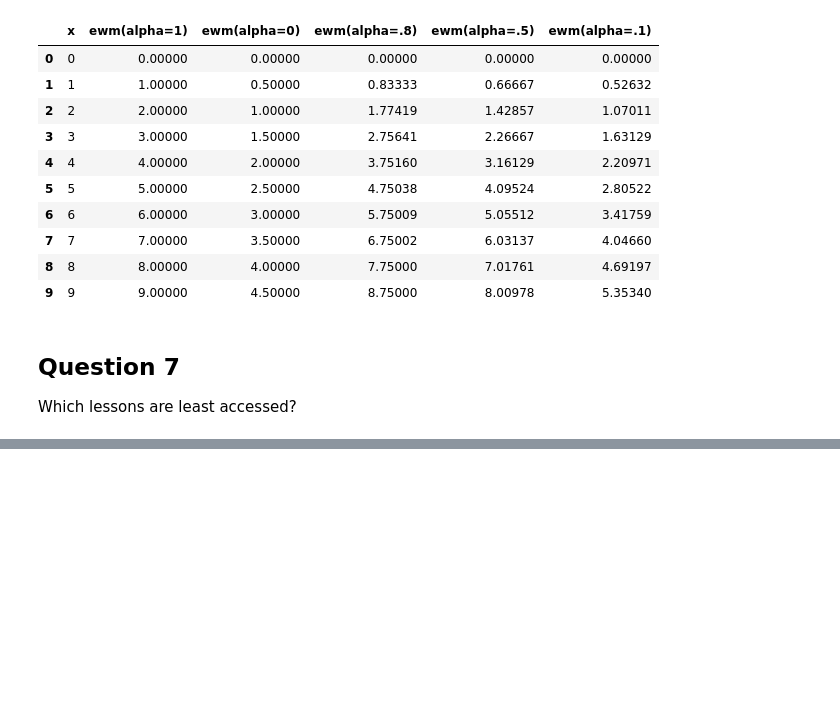
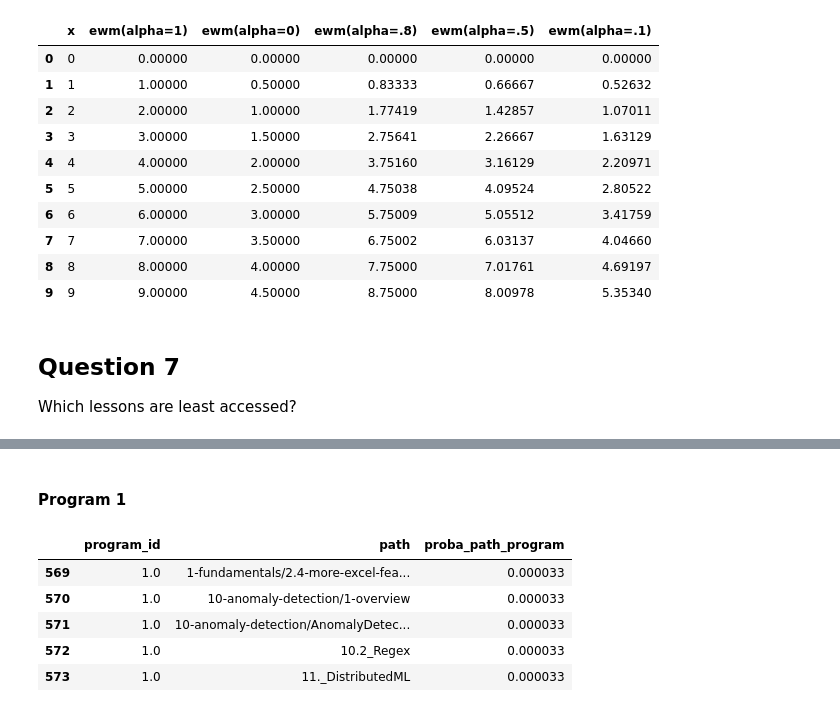
Before and after one commit to malachi-hale/anomaly-detection-project, a Jupyter notebook: Main_Notebook.ipynb, the cells around one changed output, grey strips where cells are left out. Cells and saved outputs as stored; diff of their text form; code cells hidden in the pictures; blank space fills up the shorter version.

```diff
--- a/Main_Notebook.ipynb
+++ b/Main_Notebook.ipynb
@@ -1093,0 +1178,28 @@ hits_per_page[hits_per_page.path == 1]
+# %%
+path_given_program = (
+    df.groupby(['program_id'])
+    .path.value_counts(normalize=True)
+    .rename('proba_path_program')
+    .reset_index()
+)
+# %%
+#Program 1
+program_1 = path_given_program[path_given_program.program_id == 1.0]
+#Program 2
+program_2 = path_given_program[path_given_program.program_id == 2.0]
+#Program 3
+program_3 = path_given_program[path_given_program.program_id == 3.0]
+#Program 4
+program_4 = path_given_program[path_given_program.program_id == 4.0]
+# %% [markdown]
+#### Program 1
+# %%
+least_accessed_program_1 = program_1[program_1.proba_path_program == program_1.proba_path_program.min()]
+least_accessed_program_1.head()
+# %% [output]
+|  | program_id | path | proba_path_program |
+| 569 | 1.0 | 1-fundamentals/2.4-more-excel-fea... | 0.000033 |
+| 570 | 1.0 | 10-anomaly-detection/1-overview | 0.000033 |
+| 571 | 1.0 | 10-anomaly-detection/AnomalyDetec... | 0.000033 |
+| 572 | 1.0 | 10.2_Regex | 0.000033 |
+| 573 | 1.0 | 11._DistributedML | 0.000033 |
```
Also changed, not shown: parts of 27 cells of this notebook.
